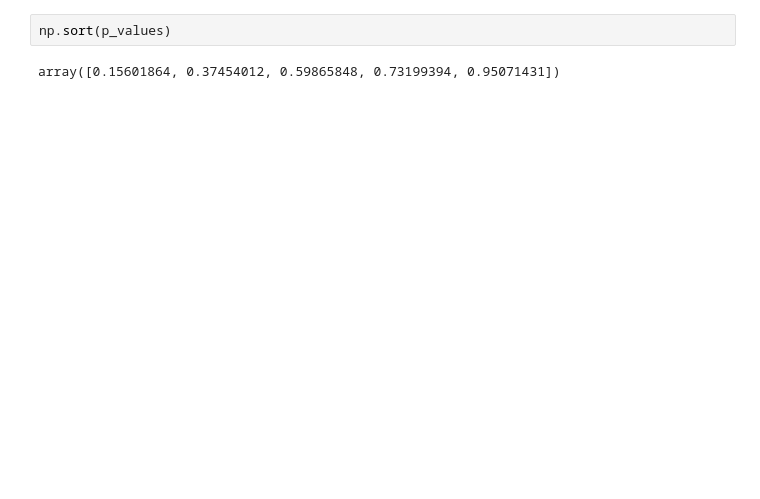
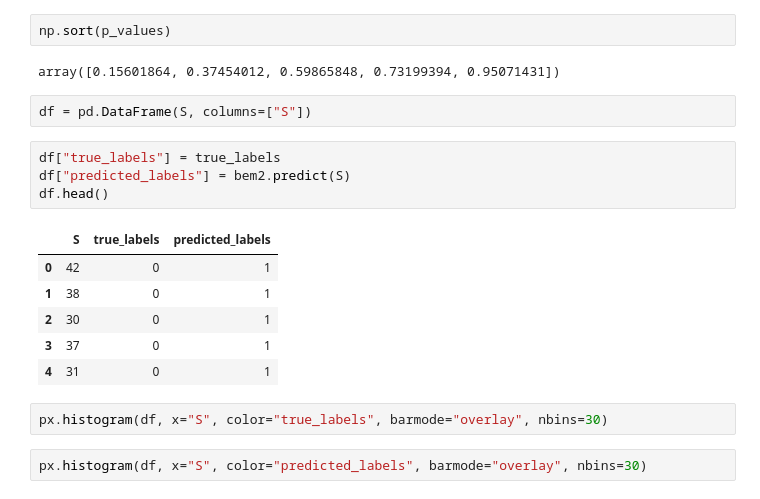
Before and after one commit to clementcome/BinomialEM, a Jupyter notebook: test.ipynb, the cells around one changed output. Cells and saved outputs as stored; diff of their text form; blank space fills up the shorter version.

Commit message:
Comparing predicted labels

```diff
--- a/test.ipynb
+++ b/test.ipynb
@@ -67,3 +68,20 @@ array([0.14535931, 0.39803262, 0.60606575, 0.70747457, 0.95548191])
 np.sort(p_values)
 # %% [output]
 array([0.15601864, 0.37454012, 0.59865848, 0.73199394, 0.95071431])
+# %%
+df = pd.DataFrame(S, columns=["S"])
+# %%
+df["true_labels"] = true_labels
+df["predicted_labels"] = bem2.predict(S)
+df.head()
+# %% [output]
+|  | S | true_labels | predicted_labels |
+| 0 | 42 | 0 | 1 |
+| 1 | 38 | 0 | 1 |
+| 2 | 30 | 0 | 1 |
+| 3 | 37 | 0 | 1 |
+| 4 | 31 | 0 | 1 |
+# %%
+px.histogram(df, x="S", color="true_labels", barmode="overlay", nbins=30)
+# %%
+px.histogram(df, x="S", color="predicted_labels", barmode="overlay", nbins=30)
```
Also changed, not shown: parts of 6 cells of this notebook, 1 other file.
